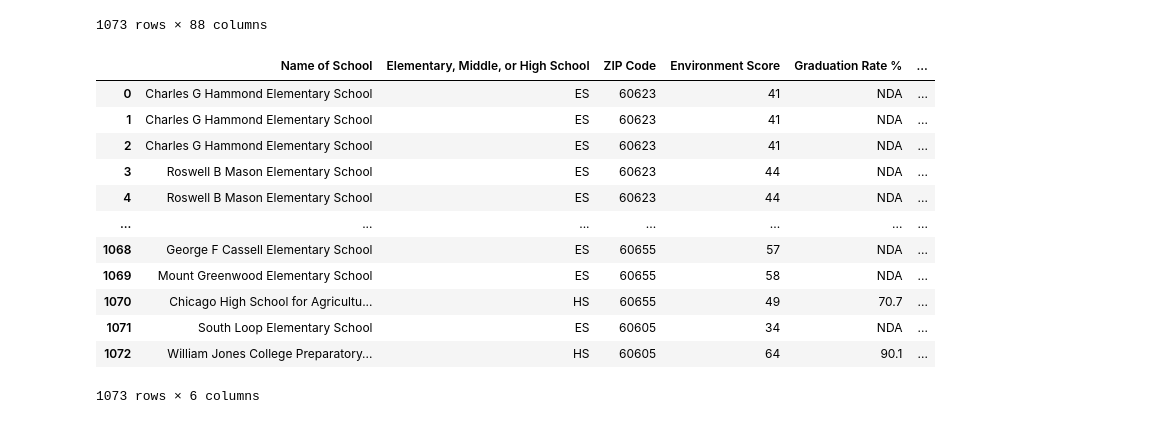
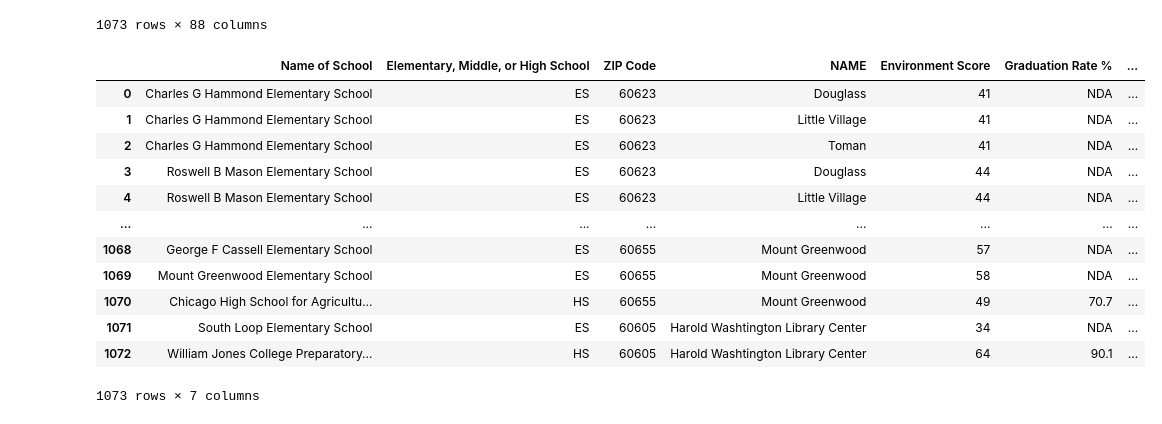
Before and after one commit to WACunninghamIV/ChicagoPublicLibraries-Relation-ChicagoPublicShcools, a Jupyter notebook: data_etl.ipynb, the cells around one changed output. Drawn from its saved outputs; the diff is of its cells as text; code cells hidden in the pictures.

```diff
--- a/data_etl.ipynb
+++ b/data_etl.ipynb
@@ -72,19 +72,19 @@ merged_inner
 | 1072 | 609678 | William Jones College Preparatory... | HS | 606 S State St | Chicago | IL | 60605 | ... |
 1073 rows × 88 columns
 # %%
-new_mergered_inner_df = merged_inner[['Name of School', 'Elementary, Middle, or High School', 'ZIP Code', 'Environment Score', 'Graduation Rate %', 'College Enrollment Rate %']]
+new_mergered_inner_df = merged_inner[['Name of School', 'Elementary, Middle, or High School', 'ZIP Code','NAME ','Environment Score', 'Graduation Rate %', 'College Enrollment Rate %']]
 new_mergered_inner_df
 # %% [output]
-|  | Name of School | Elementary, Middle, or High School | ZIP Code | Environment Score | Graduation Rate % | ... |
-| 0 | Charles G Hammond Elementary School | ES | 60623 | 41 | NDA | ... |
-| 1 | Charles G Hammond Elementary School | ES | 60623 | 41 | NDA | ... |
-| 2 | Charles G Hammond Elementary School | ES | 60623 | 41 | NDA | ... |
-| 3 | Roswell B Mason Elementary School | ES | 60623 | 44 | NDA | ... |
-| 4 | Roswell B Mason Elementary School | ES | 60623 | 44 | NDA | ... |
-| ... | ... | ... | ... | ... | ... | ... |
-| 1068 | George F Cassell Elementary School | ES | 60655 | 57 | NDA | ... |
-| 1069 | Mount Greenwood Elementary School | ES | 60655 | 58 | NDA | ... |
-| 1070 | Chicago High School for Agricultu... | HS | 60655 | 49 | 70.7 | ... |
-| 1071 | South Loop Elementary School | ES | 60605 | 34 | NDA | ... |
-| 1072 | William Jones College Preparatory... | HS | 60605 | 64 | 90.1 | ... |
+|  | Name of School | Elementary, Middle, or High School | ZIP Code | NAME | Environment Score | Graduation Rate % | ... |
+| 0 | Charles G Hammond Elementary School | ES | 60623 | Douglass | 41 | NDA | ... |
+| 1 | Charles G Hammond Elementary School | ES | 60623 | Little Village | 41 | NDA | ... |
+| 2 | Charles G Hammond Elementary School | ES | 60623 | Toman | 41 | NDA | ... |
+| 3 | Roswell B Mason Elementary School | ES | 60623 | Douglass | 44 | NDA | ... |
+| 4 | Roswell B Mason Elementary School | ES | 60623 | Little Village | 44 | NDA | ... |
+| ... | ... | ... | ... | ... | ... | ... | ... |
+| 1068 | George F Cassell Elementary School | ES | 60655 | Mount Greenwood | 57 | NDA | ... |
+| 1069 | Mount Greenwood Elementary School | ES | 60655 | Mount Greenwood | 58 | NDA | ... |
+| 1070 | Chicago High School for Agricultu... | HS | 60655 | Mount Greenwood | 49 | 70.7 | ... |
+| 1071 | South Loop Elementary School | ES | 60605 | Harold Washtington Library Center | 34 | NDA | ... |
+| 1072 | William Jones College Preparatory... | HS | 60605 | Harold Washtington Library Center | 64 | 90.1 | ... |
-1073 rows × 6 columns
+1073 rows × 7 columns
```
